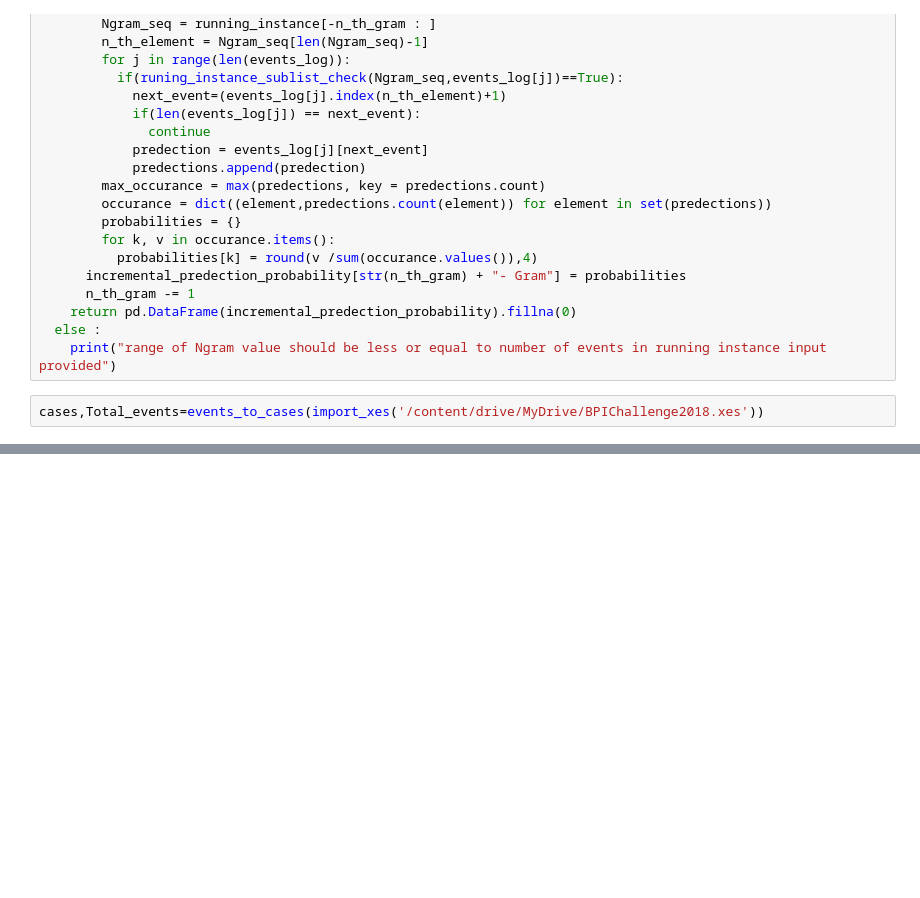
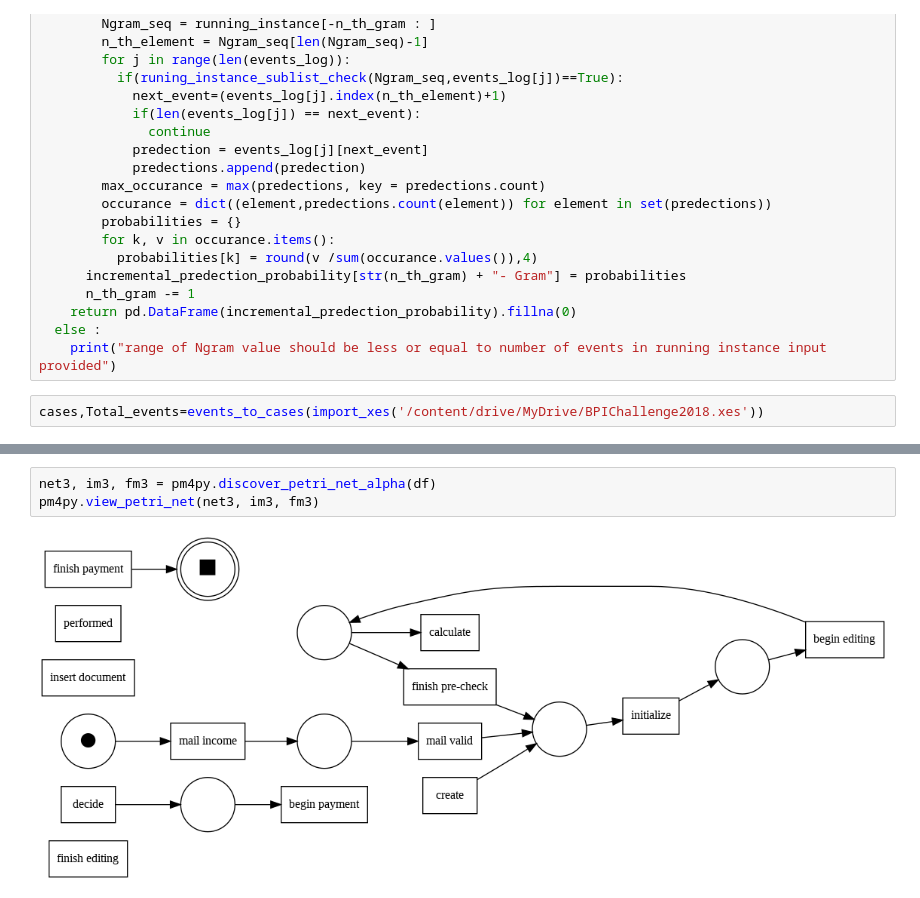
Before and after one commit to MANOJ9590/SPA, a Jupyter notebook: SmartProcessAnalytics(Task2).ipynb, the cells around one changed output, grey strips where cells are left out. Drawn from its saved outputs; the diff is of its cells as text; blank space fills up the shorter version.

```diff
--- a/SmartProcessAnalytics(Task2).ipynb
+++ b/SmartProcessAnalytics(Task2).ipynb
@@ -108,0 +128,5 @@ Predective Analysis
+# %%
+net3, im3, fm3 = pm4py.discover_petri_net_alpha(df)
+pm4py.view_petri_net(net3, im3, fm3)
+# %% [output]
+[figure, added]
```
Also changed, not shown: parts of 10 cells of this notebook.
